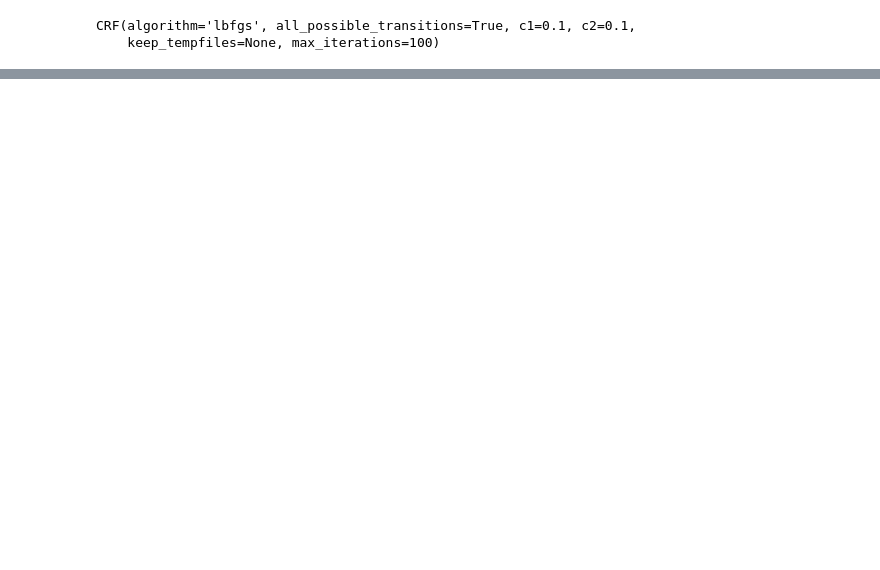
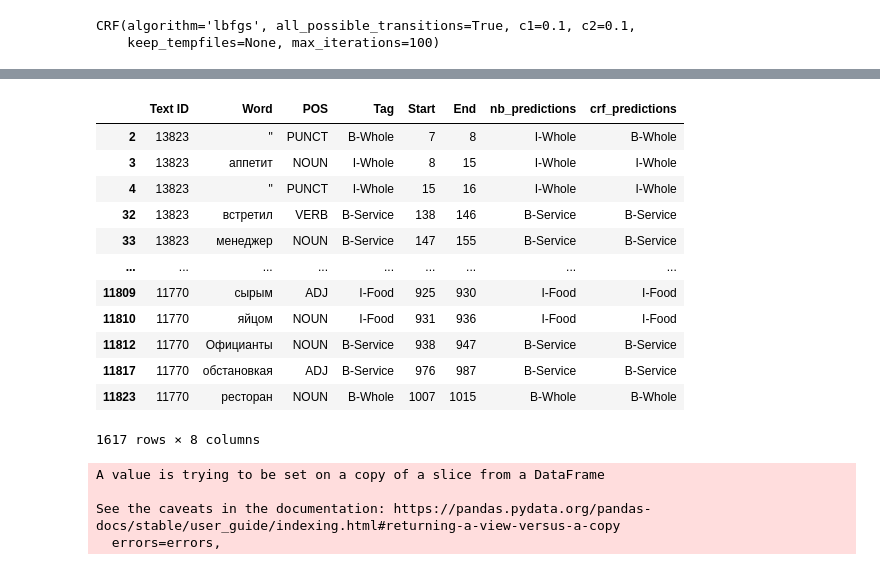
Before and after one commit to aaaksenova/NLP_ABSA_project, a Jupyter notebook: NLP_project.ipynb, the cells around one changed output, grey strips where cells are left out. Drawn from its saved outputs; the diff is of its cells as text; code cells hidden in the pictures; blank space fills up the shorter version.

```diff
--- a/NLP_project.ipynb
+++ b/NLP_project.ipynb
@@ -379,3 +584,8 @@ X_train, X_test, y_train, y_test = train_test_split(X, y, test_size=0.43, random
+# %%
+X_train = [sent2features(s) for s in sentences_train]
+y_train = [sent2labels(s) for s in sentences_train]
+X_test = [sent2features(s) for s in sentences_test]
+y_test = [sent2labels(s) for s in sentences_test]
 # %%
 crf = sklearn_crfsuite.CRF(
     algorithm='lbfgs',
@@ -442,0 +654,25 @@ Top positive:
+# %%
+df_predicted = df_test[df_test.Tag != 'O']
+# %%
+df_predicted
+# %% [output]
+|  | Text ID | Word | POS | Tag | Start | End | nb_predictions | crf_predictions |
+| 2 | 13823 | " | PUNCT | B-Whole | 7 | 8 | I-Whole | B-Whole |
+| 3 | 13823 | аппетит | NOUN | I-Whole | 8 | 15 | I-Whole | I-Whole |
+| 4 | 13823 | " | PUNCT | I-Whole | 15 | 16 | I-Whole | I-Whole |
+| 32 | 13823 | встретил | VERB | B-Service | 138 | 146 | B-Service | B-Service |
+| 33 | 13823 | менеджер | NOUN | B-Service | 147 | 155 | B-Service | B-Service |
+| ... | ... | ... | ... | ... | ... | ... | ... | ... |
+| 11809 | 11770 | сырым | ADJ | I-Food | 925 | 930 | I-Food | I-Food |
+| 11810 | 11770 | яйцом | NOUN | I-Food | 931 | 936 | I-Food | I-Food |
+| 11812 | 11770 | Официанты | NOUN | B-Service | 938 | 947 | B-Service | B-Service |
+| 11817 | 11770 | обстановкая | ADJ | B-Service | 976 | 987 | B-Service | B-Service |
+| 11823 | 11770 | ресторан | NOUN | B-Whole | 1007 | 1015 | B-Whole | B-Whole |
+1617 rows × 8 columns
+# %%
+df_predicted.drop(['POS', 'Tag'], axis=1, inplace=True)
+# %% [output]
+A value is trying to be set on a copy of a slice from a DataFrame
+
+See the caveats in the documentation: https://pandas.pydata.org/pandas-docs/stable/user_guide/indexing.html#returning-a-view-versus-a-copy
+  errors=errors,
```
Also changed, not shown: parts of 48 cells of this notebook.
